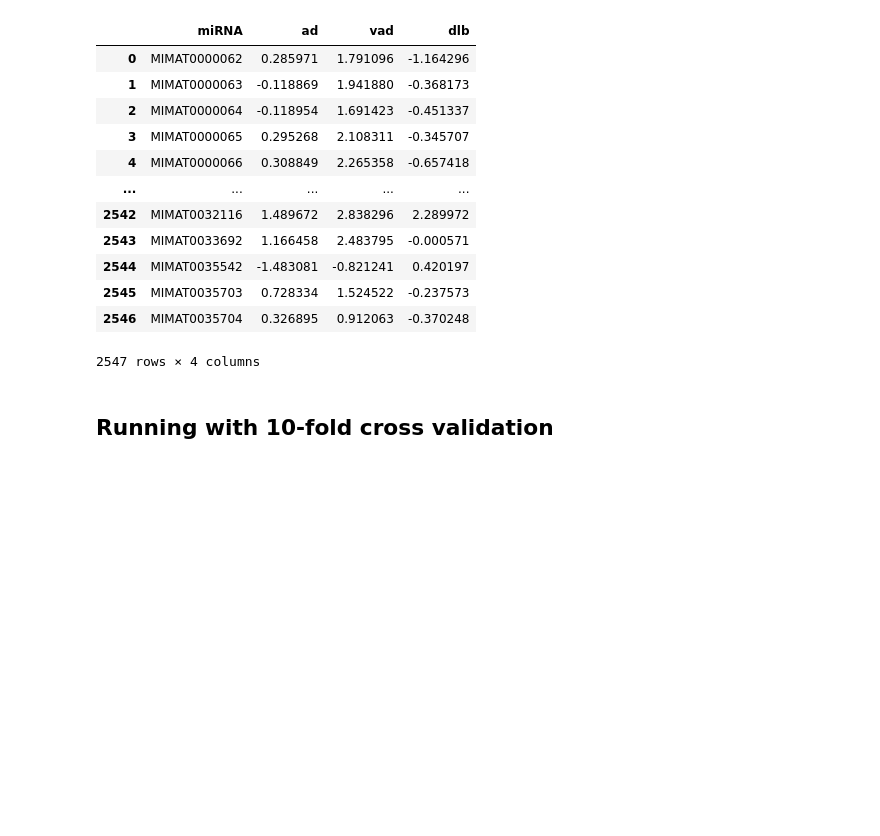
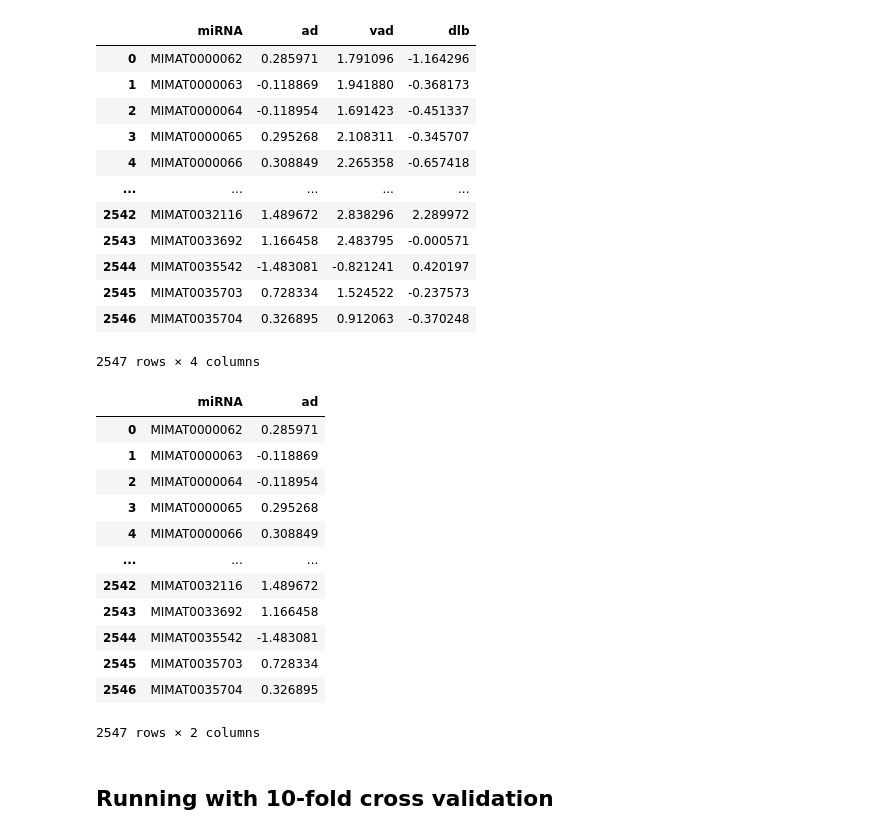
Before and after one commit to darshanz/microRNA-dementia-risk-prediction, a Jupyter notebook: notebooks/03_PCA.ipynb, the cells around one changed output. Saved outputs shown, nothing was run; the diff lists cells and outputs as text; code cells hidden in the pictures; blank space fills up the shorter version.

```diff
--- a/notebooks/03_PCA.ipynb
+++ b/notebooks/03_PCA.ipynb
@@ -50,6 +63,22 @@ z_values
 z_values_ad = z_values[['miRNA','ad']]
 z_values_vad = z_values[['miRNA','vad']]
 z_values_dlb = z_values[['miRNA','dlb']]
+# %%
+z_values_ad
+# %% [output]
+|  | miRNA | ad |
+| 0 | MIMAT0000062 | 0.285971 |
+| 1 | MIMAT0000063 | -0.118869 |
+| 2 | MIMAT0000064 | -0.118954 |
+| 3 | MIMAT0000065 | 0.295268 |
+| 4 | MIMAT0000066 | 0.308849 |
+| ... | ... | ... |
+| 2542 | MIMAT0032116 | 1.489672 |
+| 2543 | MIMAT0033692 | 1.166458 |
+| 2544 | MIMAT0035542 | -1.483081 |
+| 2545 | MIMAT0035703 | 0.728334 |
+| 2546 | MIMAT0035704 | 0.326895 |
+2547 rows × 2 columns
 # %% [markdown]
 ## Running with 10-fold cross validation
 # %% [markdown]
```
Also changed, not shown: parts of 4 cells of this notebook, 28 other files.
